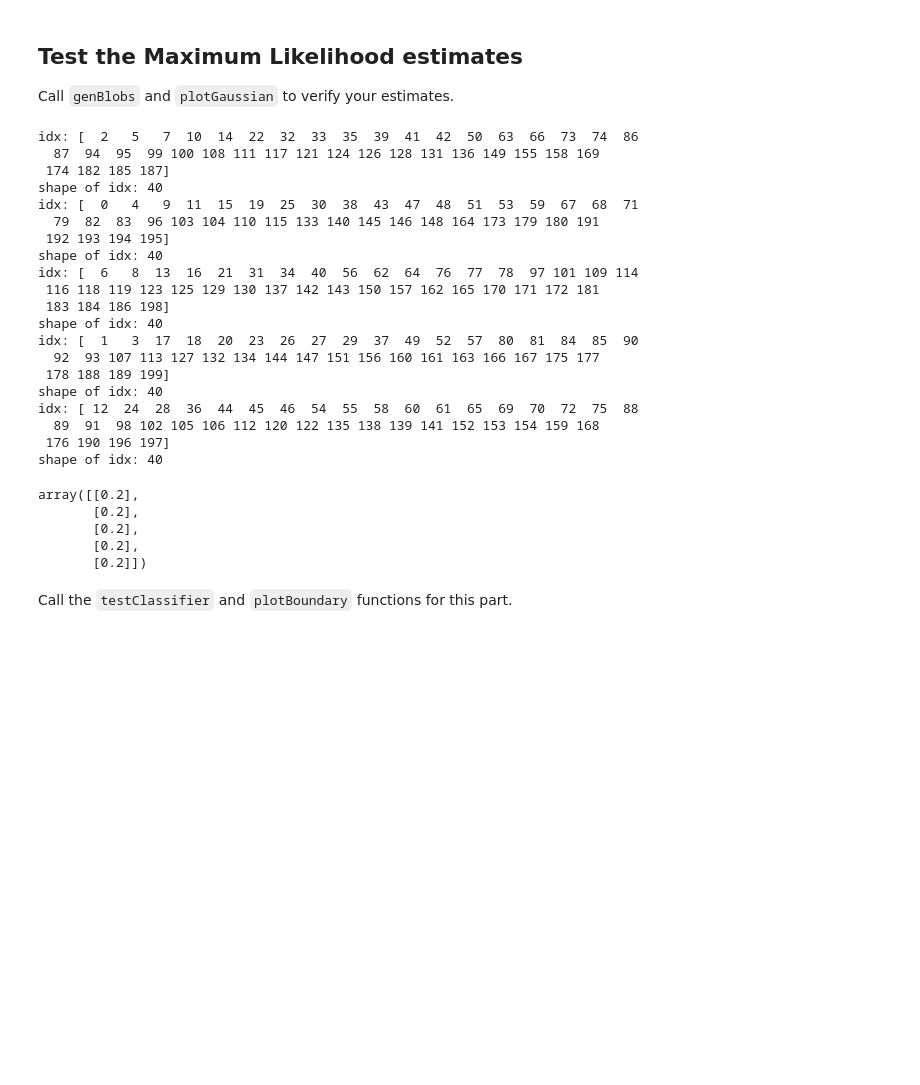
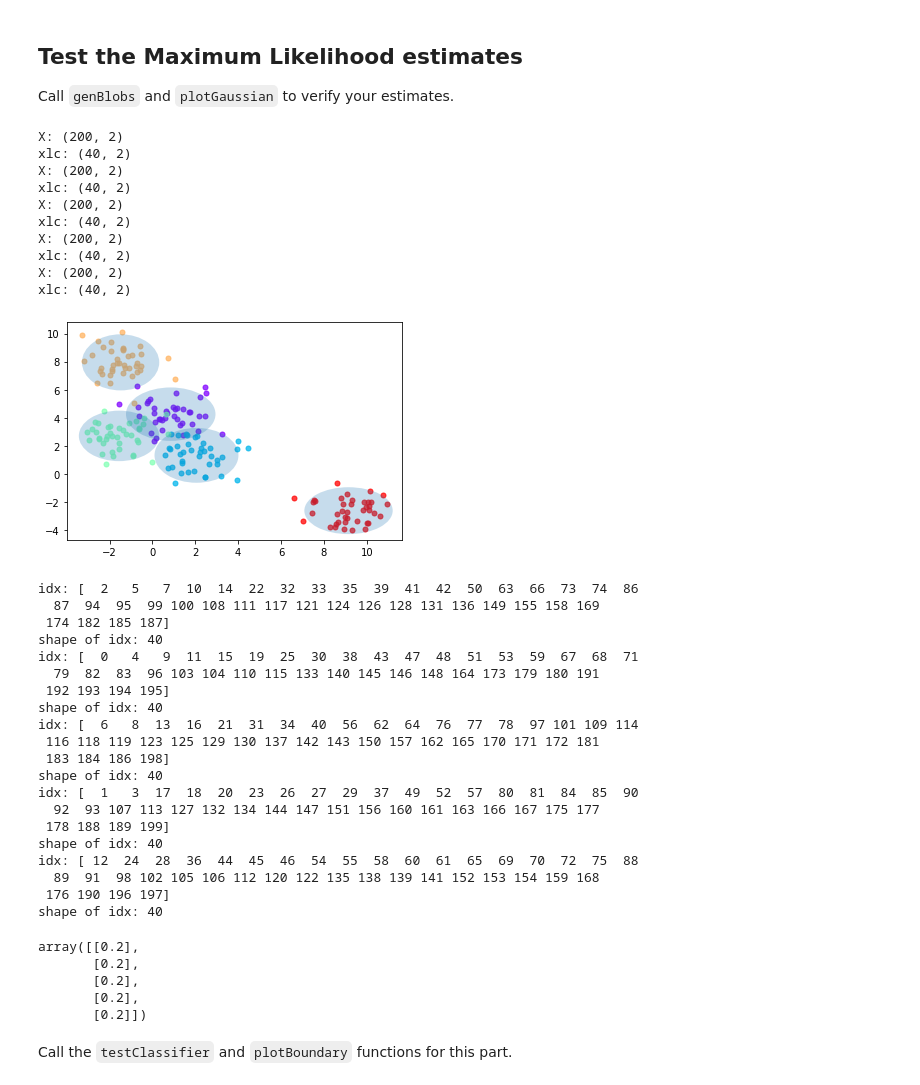
Before and after one commit to zakaria-n/bayesian-learning-adaboost, a Jupyter notebook: lab3.ipynb, the cells around one changed output. Cells and saved outputs as stored; diff of their text form; code cells hidden in the pictures; blank space fills up the shorter version.

```diff
--- a/lab3.ipynb
+++ b/lab3.ipynb
@@ -75,9 +75,9 @@ def mlParams(X, labels, W=None):
         xlc = X[idx,:]
         print(f"X: {X.shape}")
         print(f"xlc: {xlc.shape}")
-        mu[jdx] = np.sum(xlc, axis=0) / Nclasses
+        mu[jdx] = np.sum(xlc, axis=0) / xlc.shape[0]
     # ==========================
-        sigma = np.diag(np.sum(np.square(X[idx,:] - mu[jdx])) / Nclasses)
+        sigma[jdx] = np.diag(np.sum(np.square(X[idx,:] - mu[jdx]), axis=0) / xlc.shape[0])
     return mu, sigma
 
 # in:      X - N x d matrix of M data points
@@ -102,7 +102,7 @@ def classifyBayes(X, prior, mu, sigma):
 
             logPrior = np.log(prior[i])
 
-            logProb[i][j] = logS - np.linalg.multi_dot(diff, inv, np.transpose(diff)) /2 + logPrior
+            logProb[i][j] = logS - np.linalg.multi_dot([diff, inv, np.transpose(diff)]) /2 + logPrior
 
     # ==========================
 
@@ -134,36 +134,47 @@ Call `genBlobs` and `plotGaussian` to verify your estimates.
 # %%
 %matplotlib inline
 
 X, labels = genBlobs(centers=5)
-# mu, sigma = mlParams(X,labels)
-# plotGaussian(X,labels,mu,sigma)
+mu, sigma = mlParams(X,labels)
+plotGaussian(X,labels,mu,sigma)
 computePrior(labels)
 # %% [output]
-idx: [  2   5   7  10  14  22  32  33  35  39  41  42  50  63  66  73  74  86
-  87  94  95  99 100 108 111 117 121 124 126 128 131 136 149 155 158 169
- 174 182 185 187]
-shape of idx: 40
-idx: [  0   4   9  11  15  19  25  30  38  43  47  48  51  53  59  67  68  71
-  79  82  83  96 103 104 110 115 133 140 145 146 148 164 173 179 180 191
- 192 193 194 195]
-shape of idx: 40
-idx: [  6   8  13  16  21  31  34  40  56  62  64  76  77  78  97 101 109 114
- 116 118 119 123 125 129 130 137 142 143 150 157 162 165 170 171 172 181
- 183 184 186 198]
-shape of idx: 40
-idx: [  1   3  17  18  20  23  26  27  29  37  49  52  57  80  81  84  85  90
-  92  93 107 113 127 132 134 144 147 151 156 160 161 163 166 167 175 177
- 178 188 189 199]
-shape of idx: 40
-idx: [ 12  24  28  36  44  45  46  54  55  58  60  61  65  69  70  72  75  88
-  89  91  98 102 105 106 112 120 122 135 138 139 141 152 153 154 159 168
- 176 190 196 197]
-shape of idx: 40
+X: (200, 2)
+xlc: (40, 2)
+X: (200, 2)
+xlc: (40, 2)
+X: (200, 2)
+xlc: (40, 2)
+X: (200, 2)
+xlc: (40, 2)
+X: (200, 2)
+xlc: (40, 2)
+[figure, added]
-array([[0.2],
-       [0.2],
-       [0.2],
-       [0.2],
-       [0.2]])
+idx: [  2   5   7  10  14  22  32  33  35  39  41  42  50  63  66  73  74  86
+  87  94  95  99 100 108 111 117 121 124 126 128 131 136 149 155 158 169
+ 174 182 185 187]
+shape of idx: 40
+idx: [  0   4   9  11  15  19  25  30  38  43  47  48  51  53  59  67  68  71
+  79  82  83  96 103 104 110 115 133 140 145 146 148 164 173 179 180 191
+ 192 193 194 195]
+shape of idx: 40
+idx: [  6   8  13  16  21  31  34  40  56  62  64  76  77  78  97 101 109 114
+ 116 118 119 123 125 129 130 137 142 143 150 157 162 165 170 171 172 181
+ 183 184 186 198]
+shape of idx: 40
+idx: [  1   3  17  18  20  23  26  27  29  37  49  52  57  80  81  84  85  90
+  92  93 107 113 127 132 134 144 147 151 156 160 161 163 166 167 175 177
+ 178 188 189 199]
+shape of idx: 40
+idx: [ 12  24  28  36  44  45  46  54  55  58  60  61  65  69  70  72  75  88
+  89  91  98 102 105 106 112 120 122 135 138 139 141 152 153 154 159 168
+ 176 190 196 197]
+shape of idx: 40
+array([[0.2],
+       [0.2],
+       [0.2],
+       [0.2],
+       [0.2]])
 # %% [markdown]
 Call the `testClassifier` and `plotBoundary` functions for this part.
 # %%
```
Also changed, not shown: parts of 3 cells of this notebook.
